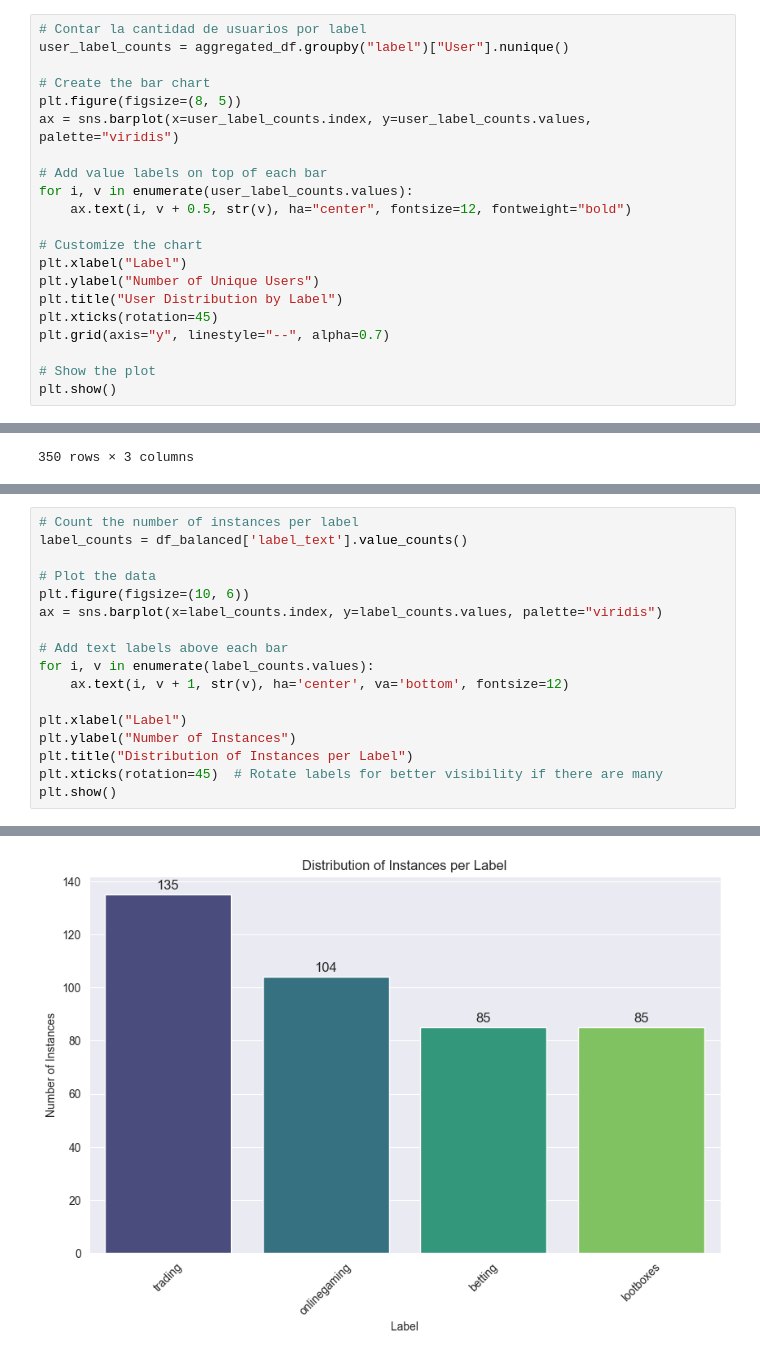
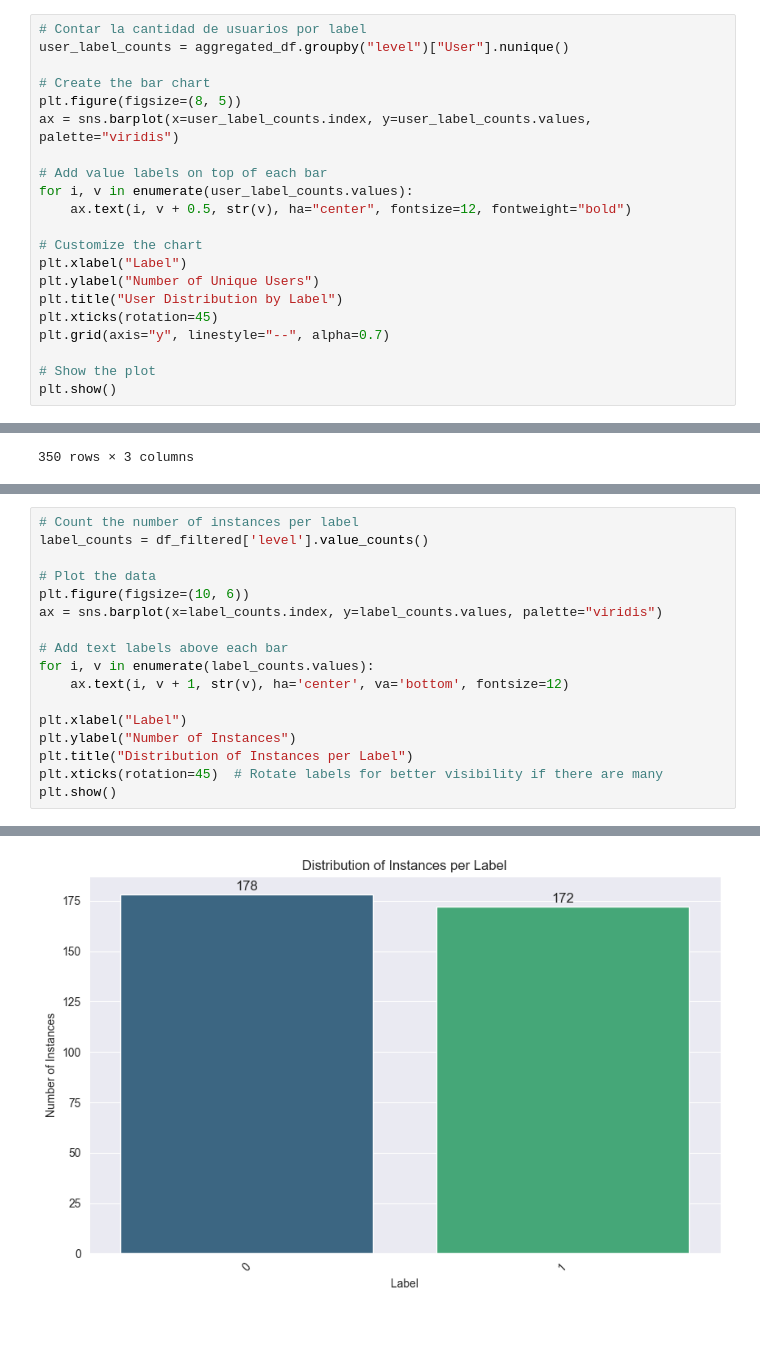
Before and after one commit to VerbaNexAI/IberLEF2025, a Jupyter notebook: MentalRiskES/notebook/eda_task1.ipynb, the cells around one changed output, grey strips where cells are left out. Drawn from its saved outputs; the diff is of its cells as text; blank space fills up the shorter version.

```diff
--- a/MentalRiskES/notebook/eda.ipynb
+++ b/MentalRiskES/notebook/eda_task1.ipynb
@@ -460,7 +460,7 @@ aggregated_df
 ### User distribution by gambling categories
 # %%
 # Contar la cantidad de usuarios por label
-user_label_counts = aggregated_df.groupby("label")["User"].nunique()
+user_label_counts = aggregated_df.groupby("level")["User"].nunique()
 
 # Create the bar chart
 plt.figure(figsize=(8, 5))
@@ -542,23 +518,23 @@ df_balanced = augmenter.balance_dataset(
 # %%
 # Count the number of instances per label
-label_counts = df_balanced['label_text'].value_counts()
+label_counts = df_filtered['level'].value_counts()
 
 # Plot the data
 plt.figure(figsize=(10, 6))
 ax = sns.barplot(x=label_counts.index, y=label_counts.values, palette="viridis")
 
 # Add text labels above each bar
 for i, v in enumerate(label_counts.values):
     ax.text(i, v + 1, str(v), ha='center', va='bottom', fontsize=12)
 
 plt.xlabel("Label")
 plt.ylabel("Number of Instances")
 plt.title("Distribution of Instances per Label")
 plt.xticks(rotation=45)  # Rotate labels for better visibility if there are many
 plt.show()
 # %% [output]
 Passing `palette` without assigning `hue` is deprecated and will be removed in v0.14.0. Assign the `x` variable to `hue` and set `legend=False` for the same effect.
 
   ax = sns.barplot(x=label_counts.index, y=label_counts.values, palette="viridis")
-[figure, old version]
+[figure, new version]
 # %%
```
Also changed, not shown: parts of 12 cells of this notebook, 17 other files.
